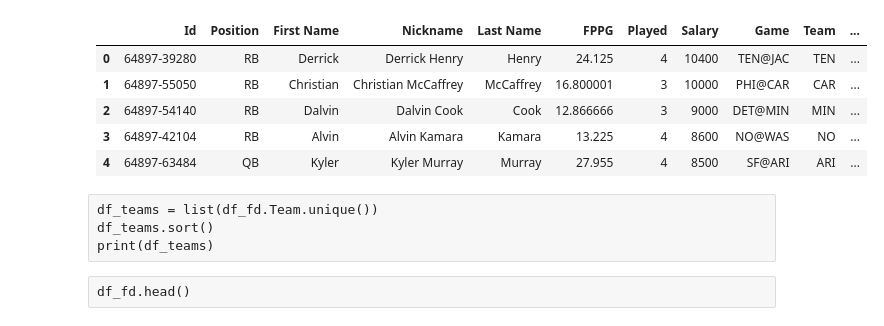
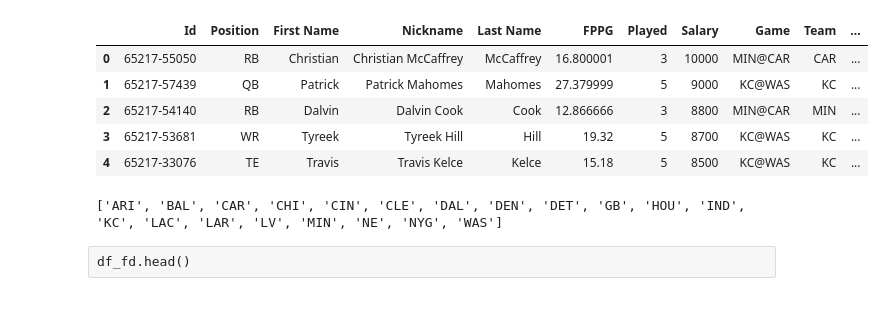
Before and after one commit to MikSm1th/fantasy_factory, a Jupyter notebook: lineupopt/daily_odds_fd.ipynb, the cells around one changed output. Cells and saved outputs as stored; diff of their text form; code cells hidden in the pictures.

```diff
--- a/lineupopt/daily_odds_fd.ipynb
+++ b/lineupopt/daily_odds_fd.ipynb
@@ -21,18 +25,20 @@ print(teams)
 # %%
-df_fd_temp = pd.read_csv("data/nfl/FanDuel-NFL-2021 ET-10 ET-10 ET-64897-players-list.csv")
+df_fd_temp = pd.read_csv("data/nfl/FanDuel-NFL-2021 ET-10 ET-17 ET-65217-players-list.csv")
 df_fd = df_fd_temp.convert_dtypes()
 df_fd.head()
 # %% [output]
 |  | Id | Position | First Name | Nickname | Last Name | FPPG | Played | Salary | Game | Team | ... |
-| 0 | 64897-39280 | RB | Derrick | Derrick Henry | Henry | 24.125 | 4 | 10400 | TEN@JAC | TEN | ... |
-| 1 | 64897-55050 | RB | Christian | Christian McCaffrey | McCaffrey | 16.800001 | 3 | 10000 | PHI@CAR | CAR | ... |
-| 2 | 64897-54140 | RB | Dalvin | Dalvin Cook | Cook | 12.866666 | 3 | 9000 | DET@MIN | MIN | ... |
-| 3 | 64897-42104 | RB | Alvin | Alvin Kamara | Kamara | 13.225 | 4 | 8600 | NO@WAS | NO | ... |
-| 4 | 64897-63484 | QB | Kyler | Kyler Murray | Murray | 27.955 | 4 | 8500 | SF@ARI | ARI | ... |
+| 0 | 65217-55050 | RB | Christian | Christian McCaffrey | McCaffrey | 16.800001 | 3 | 10000 | MIN@CAR | CAR | ... |
+| 1 | 65217-57439 | QB | Patrick | Patrick Mahomes | Mahomes | 27.379999 | 5 | 9000 | KC@WAS | KC | ... |
+| 2 | 65217-54140 | RB | Dalvin | Dalvin Cook | Cook | 12.866666 | 3 | 8800 | MIN@CAR | MIN | ... |
+| 3 | 65217-53681 | WR | Tyreek | Tyreek Hill | Hill | 19.32 | 5 | 8700 | KC@WAS | KC | ... |
+| 4 | 65217-33076 | TE | Travis | Travis Kelce | Kelce | 15.18 | 5 | 8500 | KC@WAS | KC | ... |
-# %% [raw]
-df_teams = list(df_fd.Team.unique())
-df_teams.sort()
-print(df_teams)
+# %%
+df_teams = list(df_fd.Team.unique())
+df_teams.sort()
+print(df_teams)
+# %% [output]
+['ARI', 'BAL', 'CAR', 'CHI', 'CIN', 'CLE', 'DAL', 'DEN', 'DET', 'GB', 'HOU', 'IND', 'KC', 'LAC', 'LAR', 'LV', 'MIN', 'NE', 'NYG', 'WAS']
 # %% [raw]
 df_fd.head()
 # %%
```
Also changed, not shown: parts of 9 cells of this notebook, 27 other files.
